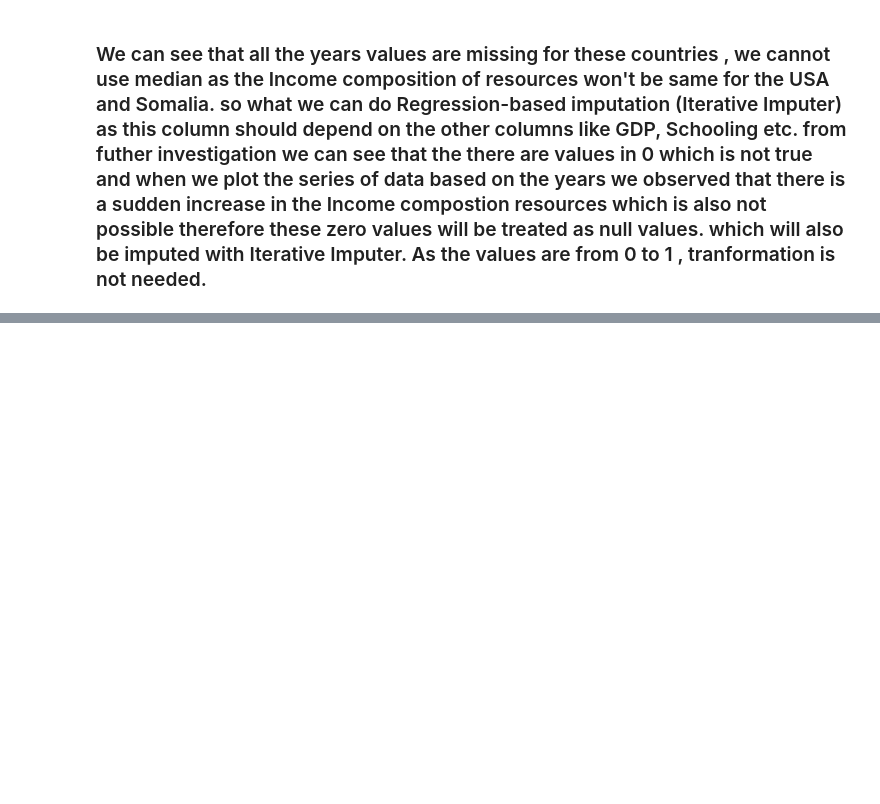
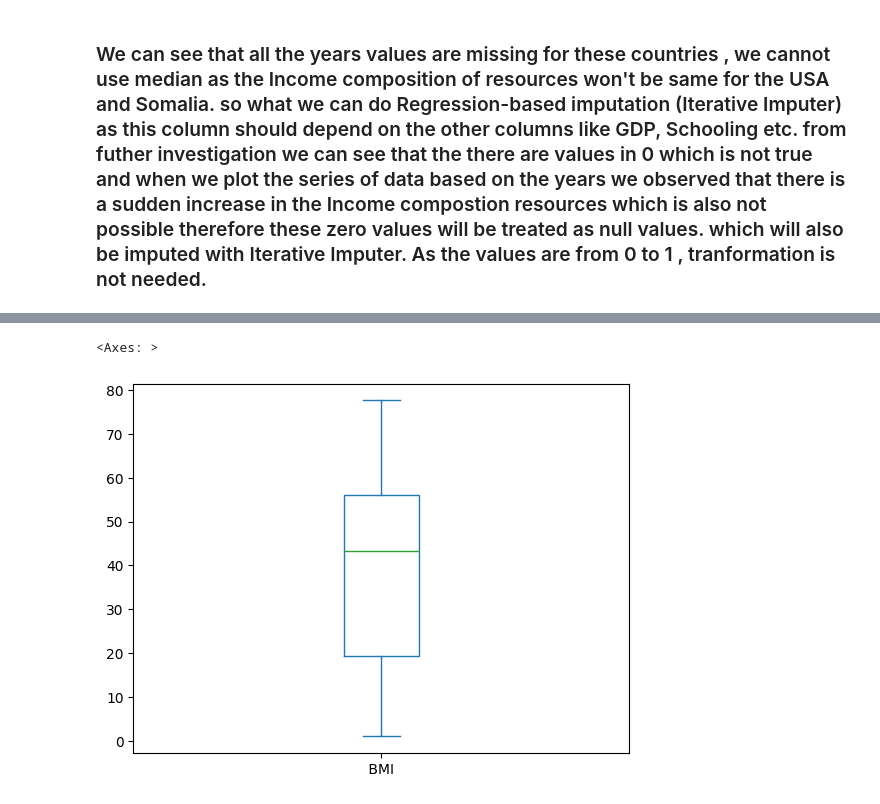
Before and after one commit to paulrichardjacob/Linear_Regression_, a Jupyter notebook: notebooks/1_eds.ipynb, the cells around one changed output, grey strips where cells are left out. Drawn from its saved outputs; the diff is of its cells as text; code cells hidden in the pictures; blank space fills up the shorter version.

```diff
--- a/notebooks/1_eds.ipynb
+++ b/notebooks/1_eds.ipynb
@@ -912,0 +1064,5 @@ Name: Income composition of resources, dtype: float64
+# %%
+lir_df[' BMI '].plot(kind= 'box')
+# %% [output]
+<Axes: >
+[figure, added]
```
Also changed, not shown: parts of 39 cells of this notebook.
